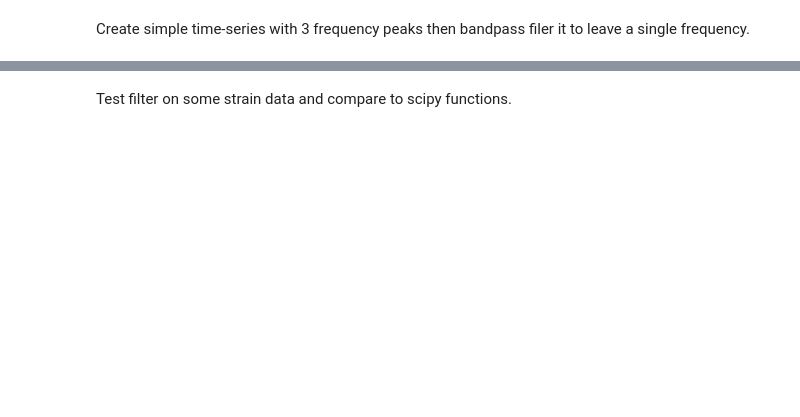
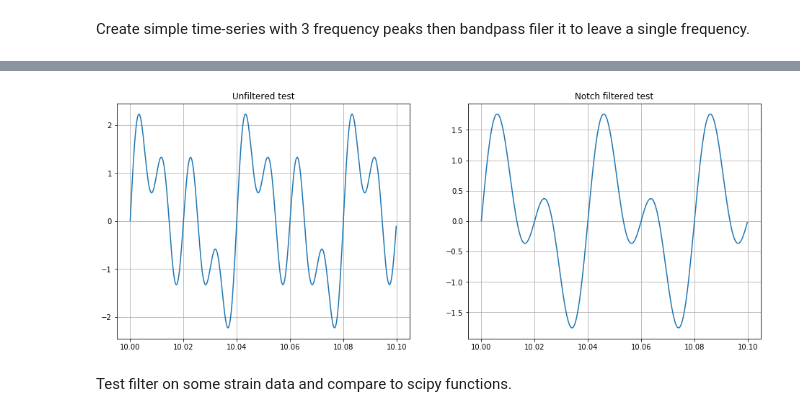
Before and after one commit to connor-mcisaac/gw_test, a Jupyter notebook: FFTonly/Filters.ipynb, the cells around one changed output, grey strips where cells are left out. Saved outputs shown, nothing was run; the diff lists cells and outputs as text; code cells hidden in the pictures; blank space fills up the shorter version.

```diff
--- a/FFTonly/Filters.ipynb
+++ b/FFTonly/Filters.ipynb
@@ -57,13 +57,15 @@ fs = 4096
 
 t = np.linspace(0, 1000, num=1000*fs)
 s = np.sin(2*np.pi*t*25) + np.sin(2*np.pi*t*50) + np.sin(2*np.pi*t*100)
+filtered = band_filter(98, 102, 0.25, fs, 5, s, 'notch')
 
-plt.figure()
+plt.figure(figsize=(16, 6))
+plt.subplot(1, 2, 1)
+plt.title('Unfiltered test')
 plt.plot(t[10*fs:10*fs+410], s[10*fs:10*fs+410])
 plt.grid()
-
-filtered = band_filter(98, 102, 0.25, fs, 5, s, 'notch')
-plt.figure()
+plt.subplot(1, 2, 2)
+plt.title('Notch filtered test')
 plt.plot(t[10*fs:10*fs+410], filtered[10*fs:10*fs+410])
 plt.grid()
 # %% [output]
@@ -74,3 +72,4 @@ plt.grid()
+[figure, added]
 # %% [markdown]
 Test filter on some strain data and compare to scipy functions.
 # %%
```
Also changed, not shown: parts of 2 cells of this notebook, 2 other files.
